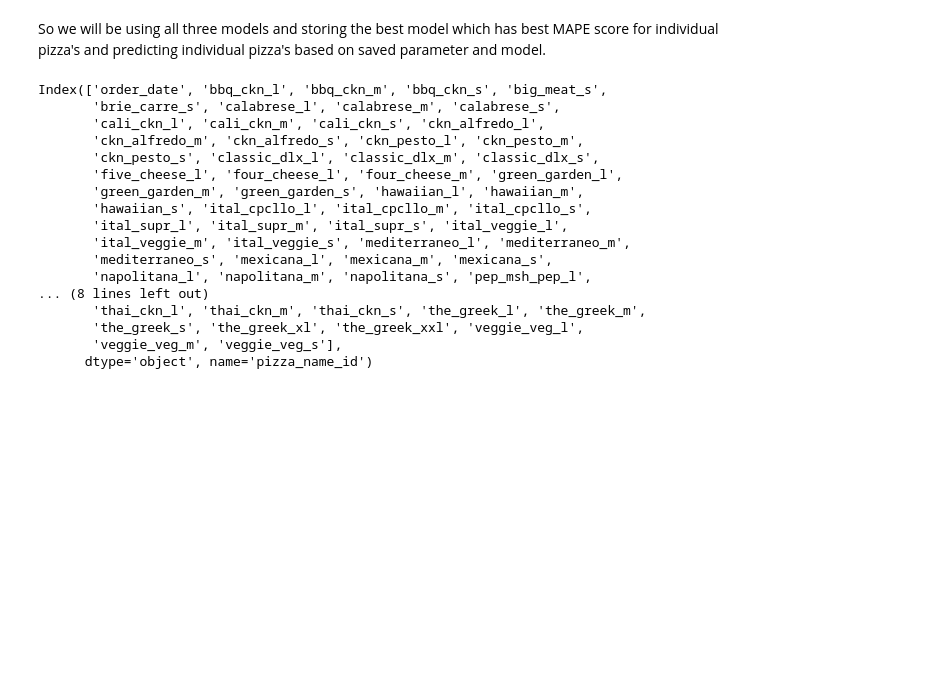
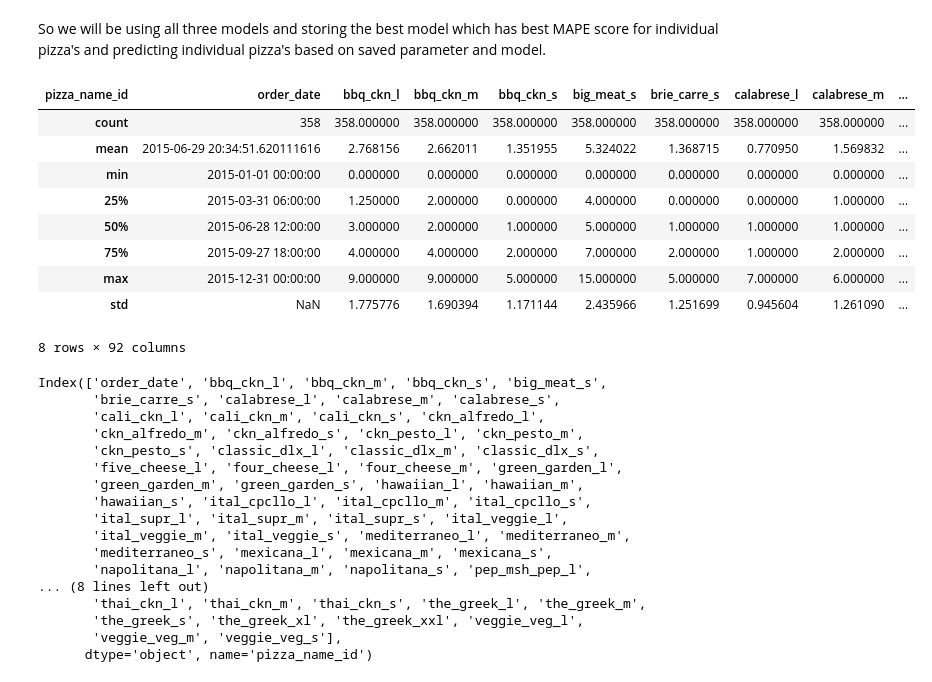
Before and after one commit to Pushparaj95/Predictive_Purchase_Order_System, a Jupyter notebook: purchase_prediction.ipynb, the cells around one changed output. Cells and saved outputs as stored; diff of their text form; code cells hidden in the pictures; blank space fills up the shorter version.

```diff
--- a/purchase_prediction.ipynb
+++ b/purchase_prediction.ipynb
@@ -743,6 +774,19 @@ mexicana_s         0.102564     0.352564      0.769231
 Model not able to predict for pizza that has very less data, also we cannot use only model for predicting all pizza types
 # %% [markdown]
 So we will be using all three models and storing the best model which has best MAPE score for individual pizza's and predicting individual pizza's based on saved parameter and model.
+# %%
+pizza_cleaned.describe()
+# %% [output]
+| pizza_name_id | order_date | bbq_ckn_l | bbq_ckn_m | bbq_ckn_s | big_meat_s | brie_carre_s | calabrese_l | calabrese_m | ... |
+| count | 358 | 358.000000 | 358.000000 | 358.000000 | 358.000000 | 358.000000 | 358.000000 | 358.000000 | ... |
+| mean | 2015-06-29 20:34:51.620111616 | 2.768156 | 2.662011 | 1.351955 | 5.324022 | 1.368715 | 0.770950 | 1.569832 | ... |
+| min | 2015-01-01 00:00:00 | 0.000000 | 0.000000 | 0.000000 | 0.000000 | 0.000000 | 0.000000 | 0.000000 | ... |
+| 25% | 2015-03-31 06:00:00 | 1.250000 | 2.000000 | 0.000000 | 4.000000 | 0.000000 | 0.000000 | 1.000000 | ... |
+| 50% | 2015-06-28 12:00:00 | 3.000000 | 2.000000 | 1.000000 | 5.000000 | 1.000000 | 1.000000 | 1.000000 | ... |
+| 75% | 2015-09-27 18:00:00 | 4.000000 | 4.000000 | 2.000000 | 7.000000 | 2.000000 | 1.000000 | 2.000000 | ... |
+| max | 2015-12-31 00:00:00 | 9.000000 | 9.000000 | 5.000000 | 15.000000 | 5.000000 | 7.000000 | 6.000000 | ... |
+| std | NaN | 1.775776 | 1.690394 | 1.171144 | 2.435966 | 1.251699 | 0.945604 | 1.261090 | ... |
+8 rows × 92 columns
 # %%
 pizza_cleaned = pm.prepare_pizza_sales_data(df)
 pizza_cleaned.columns
```
Also changed, not shown: parts of 6 cells of this notebook.
